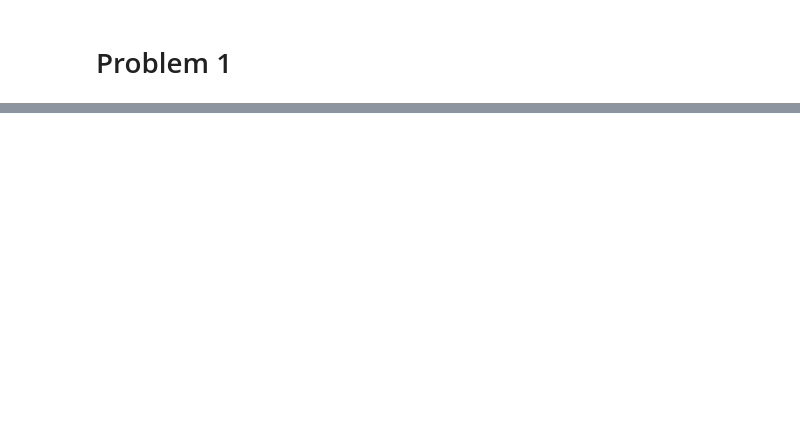
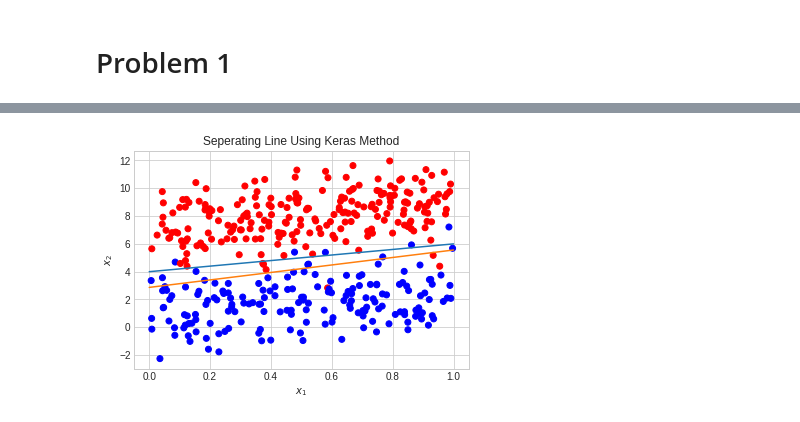
Before and after one commit to shaunhyp57/Artificial-Intelligence-Machine-Learning, a Jupyter notebook: HW_3/HW_3.ipynb, the cells around one changed output, grey strips where cells are left out. Drawn from its saved outputs; the diff is of its cells as text; code cells hidden in the pictures; blank space fills up the shorter version.

```diff
--- a/HW_3/HW_3.ipynb
+++ b/HW_3/HW_3.ipynb
@@ -64,0 +85,12 @@ X_train, X_test, y_train, y_test = train_test_split(data, c, test_size=0.2, rand
+# %%
+# define sequential model
+model = Sequential()
+learning_rate = 0.01
+
+model.add(Dense(1, activation='sigmoid', input_shape=(2, )))
+
+model.compile(optimizer=tf.keras.optimizers.RMSprop(learning_rate), loss='binary_crossentropy', metrics=['accuracy'])
+# %%
+epochs = 32
+batch_size = 30
+model.fit(train_data, train_labels, epochs=epochs, batch_size=batch_size, validation_data=(test_data, test_labels));
@@ -64,0 +99,4 @@ X_train, X_test, y_train, y_test = train_test_split(data, c, test_size=0.2, rand
+# %%
+for layer in model.layers:
+  weights, bias = layer.get_weights()
+print("weights: "+ str(weights) +"\nbias:" + str(bias))
@@ -64,0 +111,18 @@ X_train, X_test, y_train, y_test = train_test_split(data, c, test_size=0.2, rand
+# %%
+plt.style.use('seaborn-whitegrid')
+fig = plt.figure()
+ax = plt.axes()
+
+# Generating the seprating line
+x_pred = np.linspace(0, 1, 100)
+y_pred = - weights[0]/weights[1] * x_pred - bias/weights[1]
+
+# Ploting
+display_random_data(train_data, train_labels, w, b)
+
+ax.plot(x_pred, y_pred, linestyle='-')
+plt.title('Seperating Line Using Keras Method')
+ax.set_xlabel('$x_1$')
+ax.set_ylabel('$x_2$');
+# %% [output]
+[figure, added]
```
Also changed, not shown: parts of 28 cells of this notebook.
